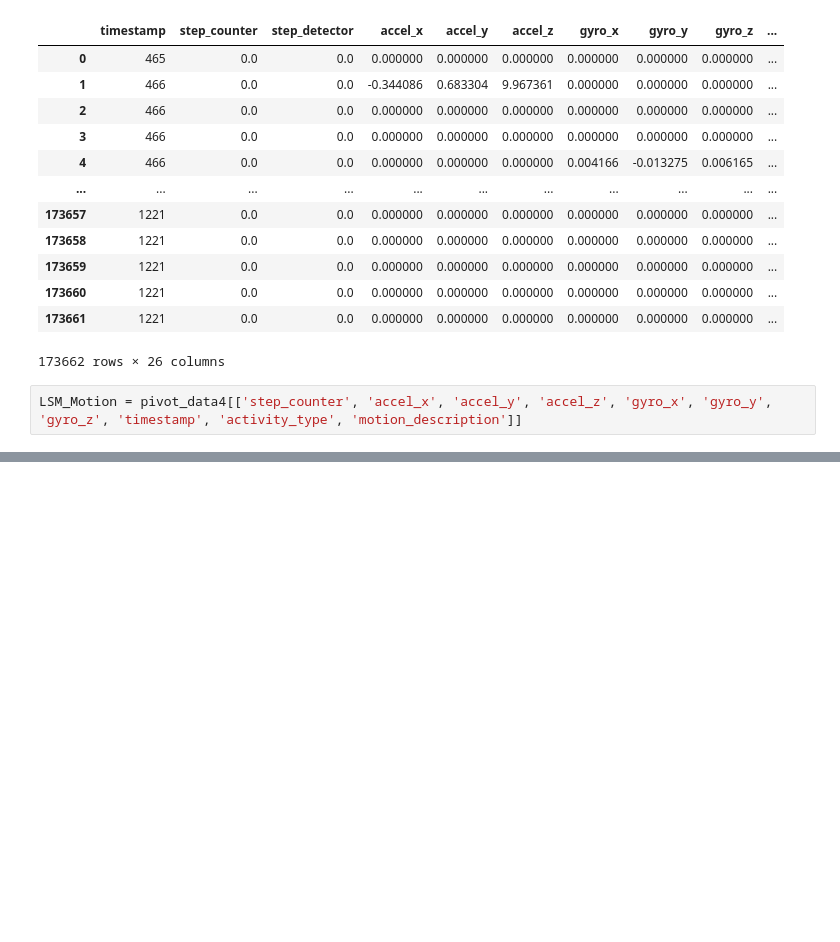
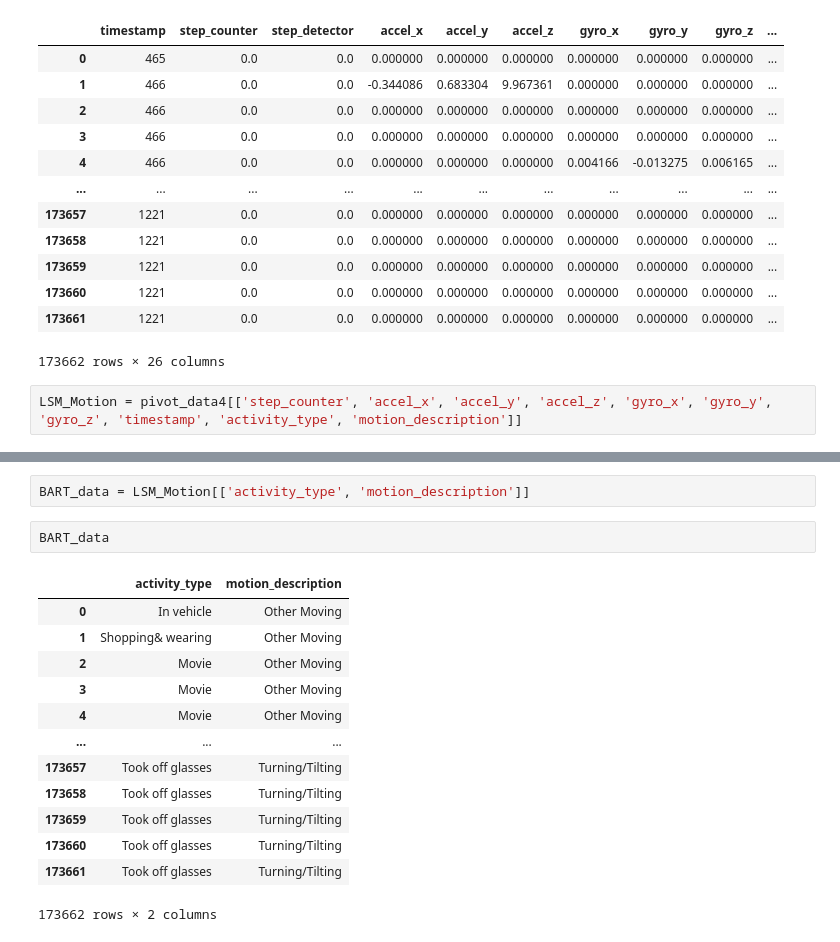
Before and after one commit to twotango/messenger, a Jupyter notebook: Research/Weeks/Week_14/14_3.ipynb, the cells around one changed output, grey strips where cells are left out. Saved outputs shown, nothing was run; the diff lists cells and outputs as text; blank space fills up the shorter version.

```diff
--- a/Research/Weeks/Week_14/14_3.ipynb
+++ b/Research/Weeks/Week_14/14_3.ipynb
@@ -509,3 +511,21 @@ LSM_Motion
 | 173660 | 0.0 | 0.000000 | 0.000000 | 0.000000 | 0.000000 | 0.000000 | 0.000000 | 1221 | Took off glasses | ... |
 | 173661 | 0.0 | 0.000000 | 0.000000 | 0.000000 | 0.000000 | 0.000000 | 0.000000 | 1221 | Took off glasses | ... |
 173662 rows × 10 columns
+# %%
+BART_data = LSM_Motion[['activity_type', 'motion_description']]
+# %%
+BART_data
+# %% [output]
+|  | activity_type | motion_description |
+| 0 | In vehicle | Other Moving |
+| 1 | Shopping& wearing | Other Moving |
+| 2 | Movie | Other Moving |
+| 3 | Movie | Other Moving |
+| 4 | Movie | Other Moving |
+| ... | ... | ... |
+| 173657 | Took off glasses | Turning/Tilting |
+| 173658 | Took off glasses | Turning/Tilting |
+| 173659 | Took off glasses | Turning/Tilting |
+| 173660 | Took off glasses | Turning/Tilting |
+| 173661 | Took off glasses | Turning/Tilting |
+173662 rows × 2 columns
```
Also changed, not shown: parts of 8 cells of this notebook, 2 other files.
